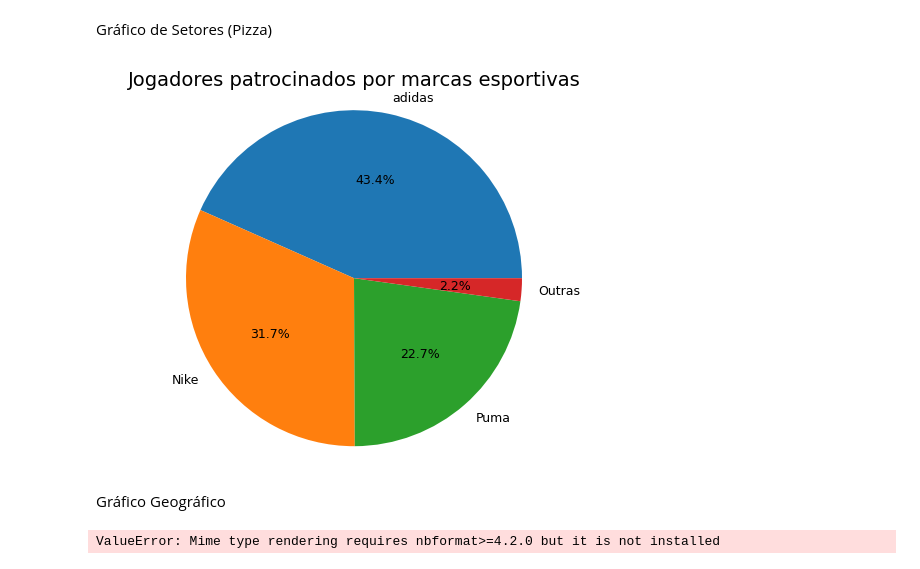
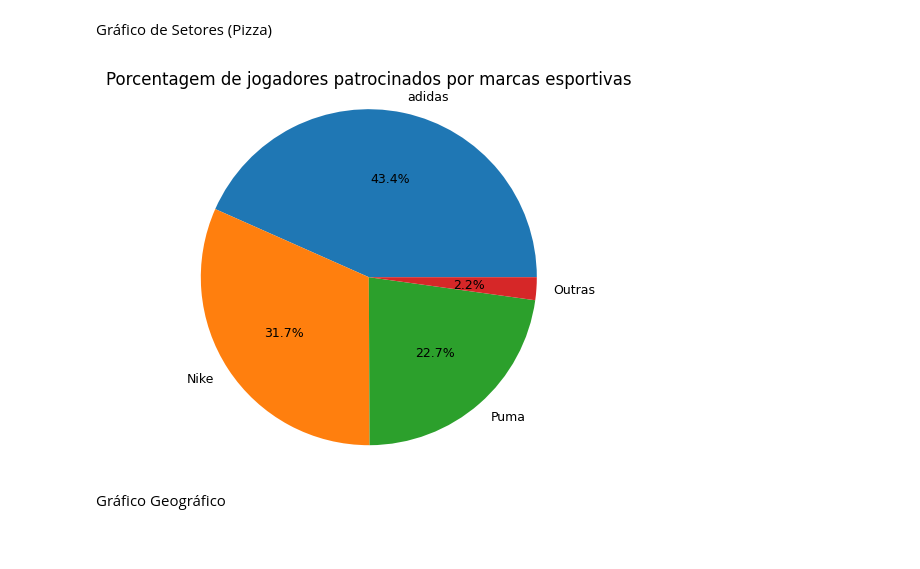
Before and after one commit to TavaresLuc/bundesliga_players, a Jupyter notebook: consume_dataset.ipynb, the cells around one changed output. Cells and saved outputs as stored; diff of their text form; code cells hidden in the pictures.

```diff
--- a/consume_dataset.ipynb
+++ b/consume_dataset.ipynb
@@ -29,52 +29,65 @@ Gráfico de Setores (Pizza)
 # %%
 ## Agrupando o número de dados pela coluna "outfitter" (marca) e contando quantos tem de cada;
 agrupado = dados['outfitter'].value_counts()
 
 ## Somando porcentagem das categorias
 total = agrupado.sum()
 porcentagens = agrupado / total * 100
 
 ## Identificando as categorias com porcentagens inferiores a 2%:
 categorias_outras = porcentagens[porcentagens < 2].index
 
 ## Combinando as categorias menores que 2% em uma única categoria chamada "outras":
 agrupado.loc[categorias_outras] = porcentagens[categorias_outras].sum()
 agrupado = agrupado.drop(categorias_outras)
 agrupado['Outras'] = porcentagens[categorias_outras].sum()
 
 # Criando o gráfico Pie
 
 agrupado.plot.pie(autopct='%1.1f%%', fontsize=9)
 
 
 plt.axis('equal')
-plt.title('Jogadores patrocinados por marcas esportivas', fontsize=14)
+plt.title('Porcentagem de jogadores patrocinados por marcas esportivas', fontsize=12)
 plt.ylabel('')
 plt.show();
 # %% [output]
-[figure, old version]
+[figure, new version]
 # %% [markdown]
 Gráfico Geográfico
 # %%
 import plotly as py
 import plotly.graph_objects as go
 
+## Pegando apenas a primeira palavra do campo nacionalidade, em alguns casos jogadores possuem dupla nacionalidade,
+##  mas só nos interessa o país de nascimento. Pegando apenas jogadores que não nasceram na alemanha
 dados['nationality'] = dados['nationality'].str.split().str[0]
+nationality_ext = dados.query('nationality != "Germany"')
 
-locations = dados['nationality'].unique()
+locations = nationality_ext['nationality'].unique()
 z = np.zeros_like(locations)
 
 for i in range(locations.size):
-    z[i] = np.sum(dados['price'][dados['nationality'] == locations[i]])
+    z[i] = np.sum(nationality_ext['age'][nationality_ext['nationality'] == locations[i]])
 
 data = dict(
     type='choropleth',
-    locations=dados['nationality'].unique(),
-    locationmode= 'country names',
-    colorscale=['#56b2e3', '#3f22a1', '#2b1452'],
-    z=z)
+    locations=nationality_ext['nationality'].unique(),
+    locationmode='country names',
+    colorscale=['#09edcf', '#35708f', '#0d384f'],
+    z=z
+)
 
 map = go.Figure(data=[data])
+map.update_layout(
+    title={
+        'text': 'Jogadores estrangeiros por país',
+        },
+        yaxis=dict(
+        tickvals=[20, 40, 60, 80, 100, 120, 140],  # Valores específicos para os marcadores de escala no eixo y
+    ),
+    width=800,
+    height=600,
+
+)
 map.show()
-# %% [output]
-ValueError: Mime type rendering requires nbformat>=4.2.0 but it is not installed
```
